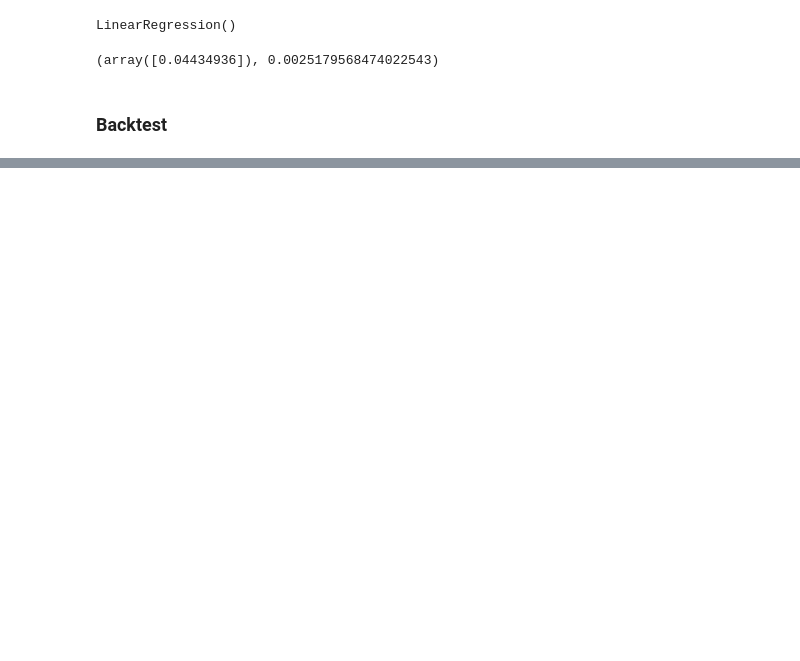
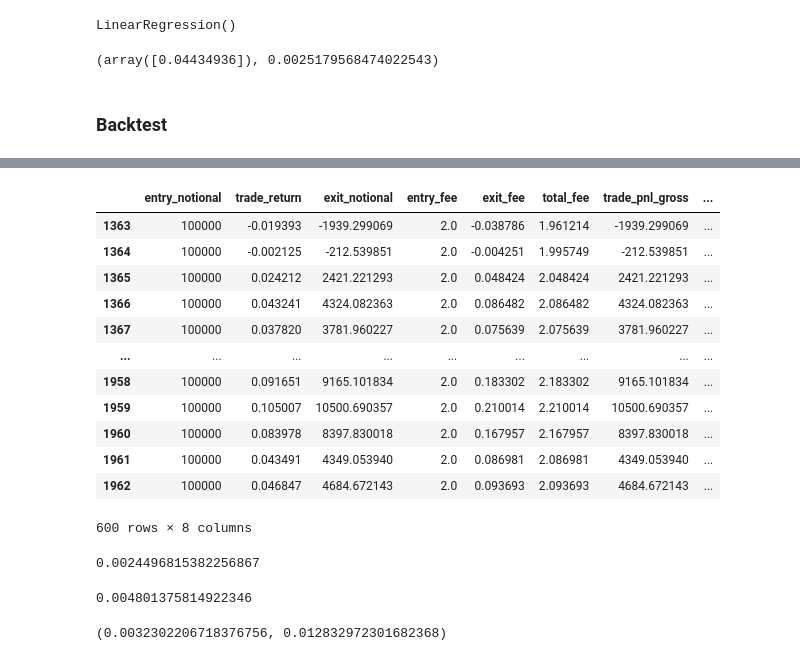
Before and after one commit to MRITUNJAYMADDHESHIYA/Research_Paper_Quant, a Jupyter notebook: 10_Algothon_Comp/main.ipynb, the cells around one changed output, grey strips where cells are left out. Saved outputs shown, nothing was run; the diff lists cells and outputs as text; code cells hidden in the pictures; blank space fills up the shorter version.

```diff
--- a/10_Algothon_Comp/main.ipynb
+++ b/10_Algothon_Comp/main.ipynb
@@ -348,0 +406,27 @@ model.coef_, model.intercept_
+# %%
+### Add Transaction FEE
+ALGO_TX_FEE = 0.00002
+REST_TX_FEE = 0.0001
+
+test_df['entry_notional'] = 100000
+test_df['exit_notional'] = test_df['trade_return'] * 100000
+test_df['entry_fee'] = ALGO_TX_FEE * test_df['entry_notional']
+test_df['exit_fee'] = ALGO_TX_FEE * test_df['exit_notional']
+test_df['total_fee'] = test_df['entry_fee'] + test_df['exit_fee']
+test_df['trade_pnl_gross'] = test_df['entry_notional'] * test_df['trade_return']
+test_df['trade_pnl_net'] = test_df['trade_pnl_gross'] - test_df['total_fee']
+test_df[['entry_notional', 'trade_return','exit_notional','entry_fee','exit_fee','total_fee','trade_pnl_gross','trade_pnl_net']]
+# %% [output]
+|  | entry_notional | trade_return | exit_notional | entry_fee | exit_fee | total_fee | trade_pnl_gross | ... |
+| 1363 | 100000 | -0.019393 | -1939.299069 | 2.0 | -0.038786 | 1.961214 | -1939.299069 | ... |
+| 1364 | 100000 | -0.002125 | -212.539851 | 2.0 | -0.004251 | 1.995749 | -212.539851 | ... |
+| 1365 | 100000 | 0.024212 | 2421.221293 | 2.0 | 0.048424 | 2.048424 | 2421.221293 | ... |
+| 1366 | 100000 | 0.043241 | 4324.082363 | 2.0 | 0.086482 | 2.086482 | 4324.082363 | ... |
+| 1367 | 100000 | 0.037820 | 3781.960227 | 2.0 | 0.075639 | 2.075639 | 3781.960227 | ... |
+| ... | ... | ... | ... | ... | ... | ... | ... | ... |
+| 1958 | 100000 | 0.091651 | 9165.101834 | 2.0 | 0.183302 | 2.183302 | 9165.101834 | ... |
+| 1959 | 100000 | 0.105007 | 10500.690357 | 2.0 | 0.210014 | 2.210014 | 10500.690357 | ... |
+| 1960 | 100000 | 0.083978 | 8397.830018 | 2.0 | 0.167957 | 2.167957 | 8397.830018 | ... |
+| 1961 | 100000 | 0.043491 | 4349.053940 | 2.0 | 0.086981 | 2.086981 | 4349.053940 | ... |
+| 1962 | 100000 | 0.046847 | 4684.672143 | 2.0 | 0.093693 | 2.093693 | 4684.672143 | ... |
+600 rows × 8 columns
@@ -348,0 +445,11 @@ model.coef_, model.intercept_
+# %%
+standard_error = test_df['trade_return'].sem()
+standard_error
+# %% [output]
+0.0024496815382256867
+# %%
+#### Calculate 95% Confidence Intervals
+margin_of_error = 1.96 * standard_error
+margin_of_error
+# %% [output]
+0.004801375814922346
@@ -348,0 +458,6 @@ model.coef_, model.intercept_
+# %%
+confidence_interval_lower = mu - margin_of_error
+confidence_interval_upper = mu + margin_of_error
+(confidence_interval_lower, confidence_interval_upper)
+# %% [output]
+(0.0032302206718376756, 0.012832972301682368)
```
Also changed, not shown: parts of 20 cells of this notebook.
